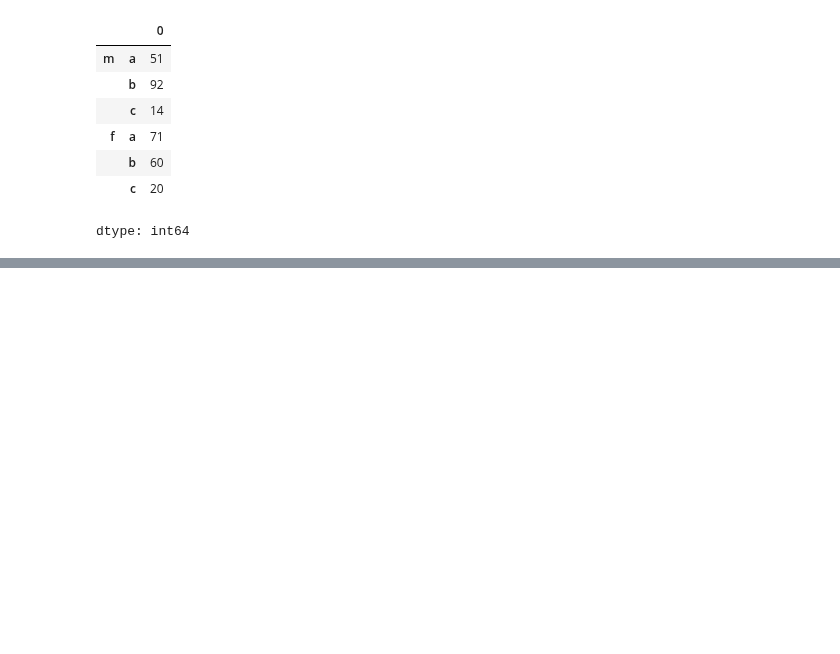
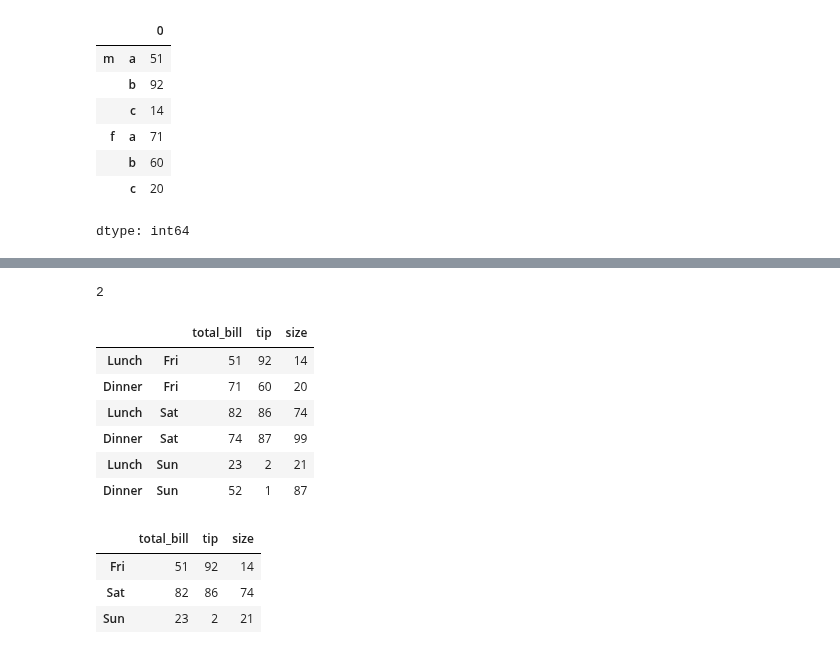
Before and after one commit to JakeOh/202511_BD53, a Jupyter notebook: lab_python/da11_index.ipynb, the cells around one changed output, grey strips where cells are left out. Cells and saved outputs as stored; diff of their text form; code cells hidden in the pictures; blank space fills up the shorter version.

```diff
--- a/lab_python/da11_index.ipynb
+++ b/lab_python/da11_index.ipynb
@@ -316,0 +436,21 @@ dtype: int64
+# %%
+df.index.nlevels
+# %% [output]
+2
+# %%
+df.swaplevel()  # i=-2, j=-1: 기본값. 끝에서 두번째 인덱스와 마지막 인덱스를 서로 바꿈.
+# %% [output]
+|  |  | total_bill | tip | size |
+| Lunch | Fri | 51 | 92 | 14 |
+| Dinner | Fri | 71 | 60 | 20 |
+| Lunch | Sat | 82 | 86 | 74 |
+| Dinner | Sat | 74 | 87 | 99 |
+| Lunch | Sun | 23 | 2 | 21 |
+| Dinner | Sun | 52 | 1 | 87 |
+# %%
+df.swaplevel().loc['Lunch']
+# %% [output]
+|  | total_bill | tip | size |
+| Fri | 51 | 92 | 14 |
+| Sat | 82 | 86 | 74 |
+| Sun | 23 | 2 | 21 |
```
Also changed, not shown: parts of 14 cells of this notebook.
